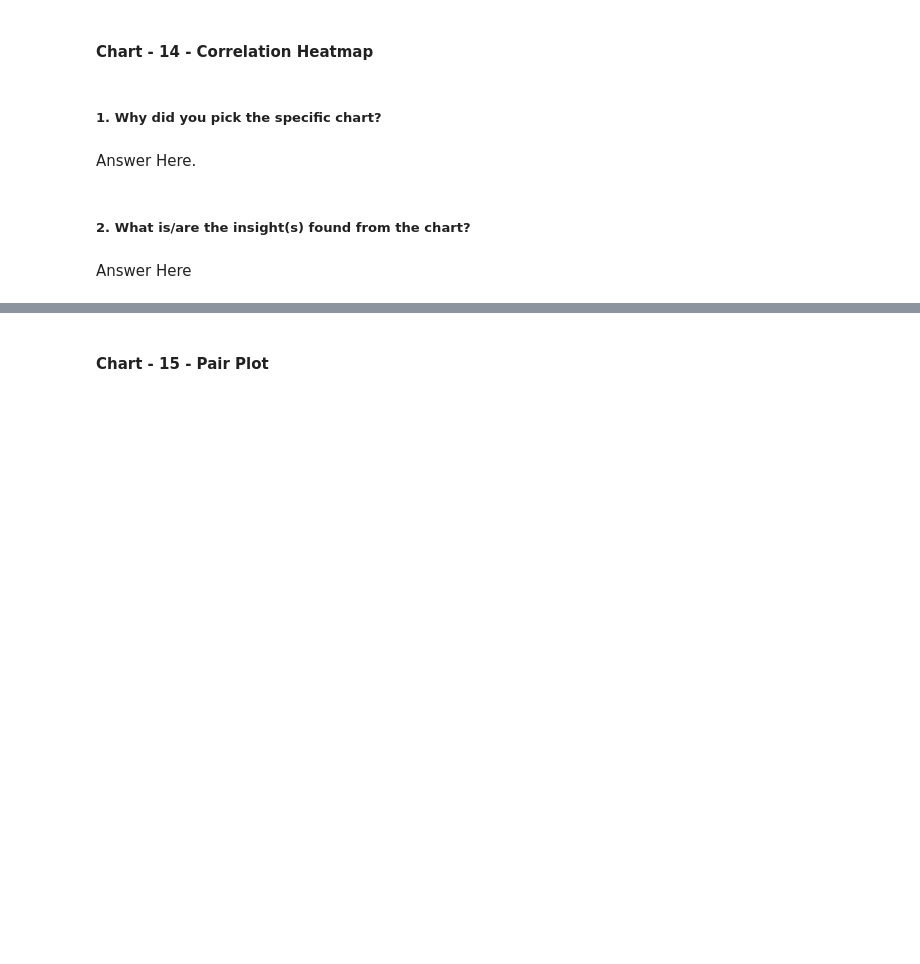
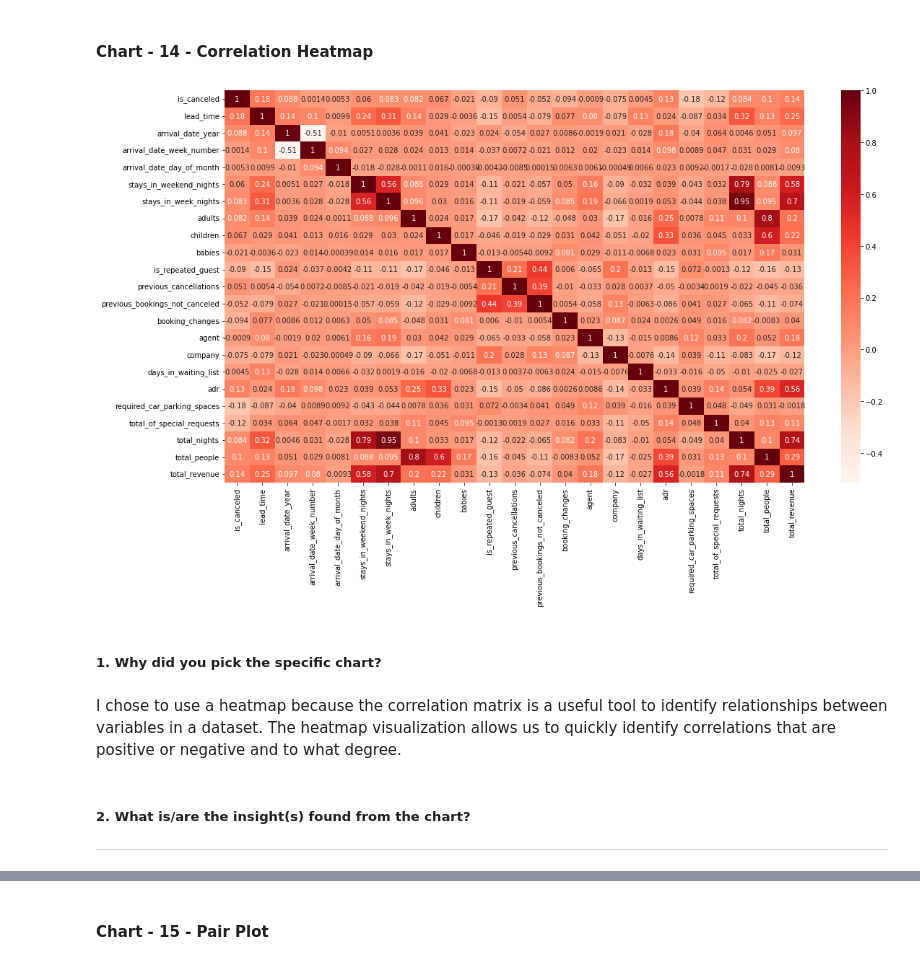
Before and after one commit to fadakenitin/Capstone_ProjectEDA, a Jupyter notebook: Copy_of_Sample_EDA_Submission_Template.ipynb, the cells around one changed output, grey strips where cells are left out. Saved outputs shown, nothing was run; the diff lists cells and outputs as text; code cells hidden in the pictures; blank space fills up the shorter version.

```diff
--- a/Copy_of_Sample_EDA_Submission_Template.ipynb
+++ b/Copy_of_Sample_EDA_Submission_Template.ipynb
@@ -601,17 +600,3 @@ Are there any insights that lead to negative growth? Justify with specific reaso
 Are there any insights that lead to negative growth? Justify with specific reason. The gained insights from data visualization can certainly help in creating a positive business impact. By analyzing the data, businesses can identify trends, patterns, and areas for improvement.For example here booking of city type hotel is more than the resort hotel.
 # %% [markdown]
 #### Chart - 3
-# %%
-# Chart - 3 visualization code
-# Convert arrival_date_month column to datetime format
-data["arrival_date_month"] = pd.to_datetime(data["arrival_date_month"], format="%B")
-# Group by month and count no. of bookings
-monthly_count=data.groupby('arrival_date_month')['arrival_date_month'].count
-
-# Create line chart
-plt.plot(monthly_count.index, monthly_count.values)
-plt.title("Monthly Number of Reservations")
-plt.xlabel("Month")
-plt.ylabel("Number of Reservations")
-plt.xticks(rotation=45)
-plt.show()
@@ -816,8 +804,24 @@ Answer Here
+# %%
+# Correlation Heatmap visualization code
+# A correlation matrix is a table showing correlation coefficients between variables.
+plt.figure(figsize=(18,10))
+sns.heatmap(data.corr(), annot=True, cmap="Reds") # Plot the correlation matrix
+
+# Shows the plot
+plt.show()
+
+#Bar which is right of chart represents the correlation coefficient and range(-1 to 1)
+#The numerical value in each cell represents the correlation coefficient which ranges from -1 to 1
+#-1=negative correlation
+# 0 =indicating no correlation
+# 1 =indicating a perfect positive correlation.
+# %% [output]
+[figure, added]
 # %% [markdown]
 ##### 1. Why did you pick the specific chart?
-# %% [markdown]
-Answer Here.
+# %% [markdown]
+I chose to use a heatmap because the correlation matrix is a useful tool to identify relationships between variables in a dataset. The heatmap visualization allows us to quickly identify correlations that are positive or negative and to what degree.
 # %% [markdown]
 ##### 2. What is/are the insight(s) found from the chart?
+
+---
-# %% [markdown]
-Answer Here
```
Also changed, not shown: parts of 10 cells of this notebook.
